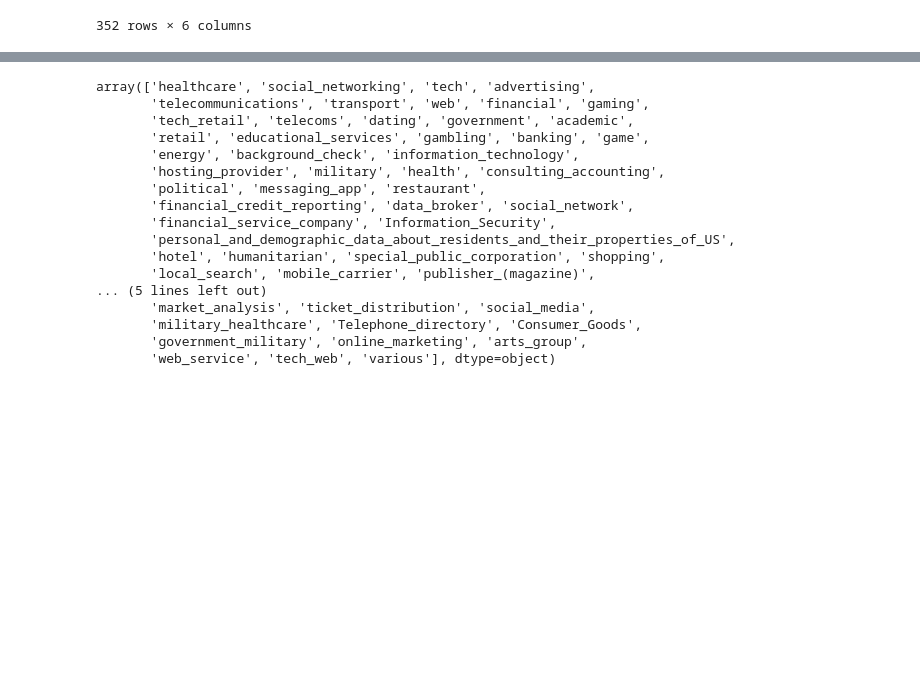
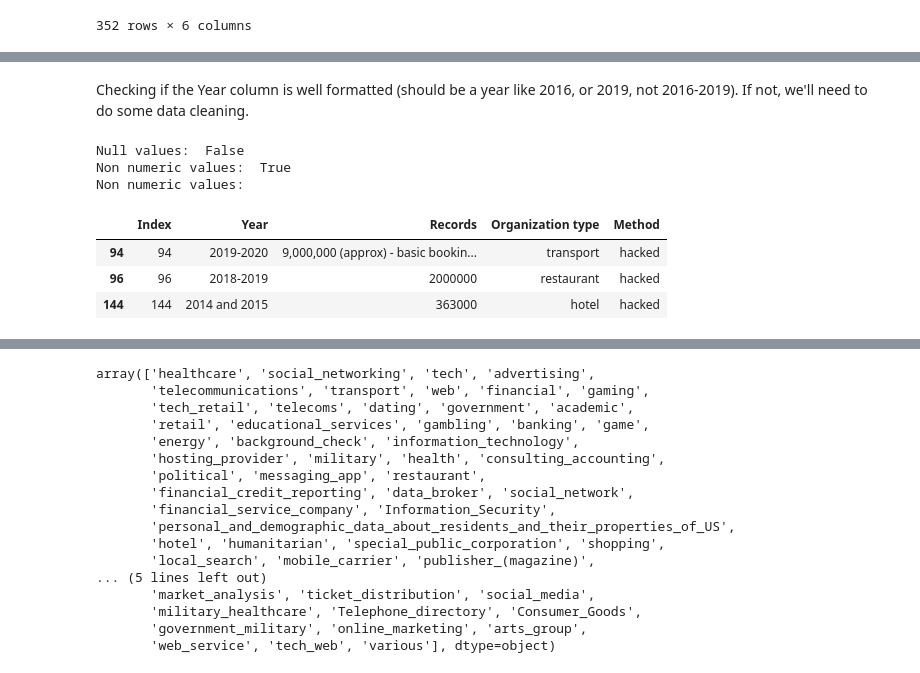
Before and after one commit to DeveloperMindset123/Accenture3A_Project, a Jupyter notebook: Accenture_3A.ipynb, the cells around one changed output, grey strips where cells are left out. Cells and saved outputs as stored; diff of their text form; code cells hidden in the pictures; blank space fills up the shorter version.

```diff
--- a/Accenture_3A.ipynb
+++ b/Accenture_3A.ipynb
@@ -145,0 +165,20 @@ df_copy1
+# %% [markdown]
+Checking if the Year column is well formatted (should be a year like 2016, or 2019, not 2016-2019). If not, we'll need to do some data cleaning.
+# %%
+#Check if any value in the year column is null
+print("Null values: ", df_vis['Year'].isnull().values.any())  # there are no null values in the year column
+
+#Check if any value in the year column is not well formatted (i.e. not a number)
+print("Non numeric values: ", df_vis['Year'].str.isnumeric().values.any())  # there are values that are not numeric
+
+#print out all the values in the year column that are not numeric
+print("Non numeric values:")
+df_vis[~df_vis['Year'].str.isnumeric()]
+# %% [output]
+Null values:  False
+Non numeric values:  True
+Non numeric values:
+|  | Index | Year | Records | Organization type | Method |
+| 94 | 94 | 2019-2020 | 9,000,000 (approx) - basic bookin... | transport | hacked |
+| 96 | 96 | 2018-2019 | 2000000 | restaurant | hacked |
+| 144 | 144 | 2014 and 2015 | 363000 | hotel | hacked |
```
Also changed, not shown: parts of 16 cells of this notebook.
